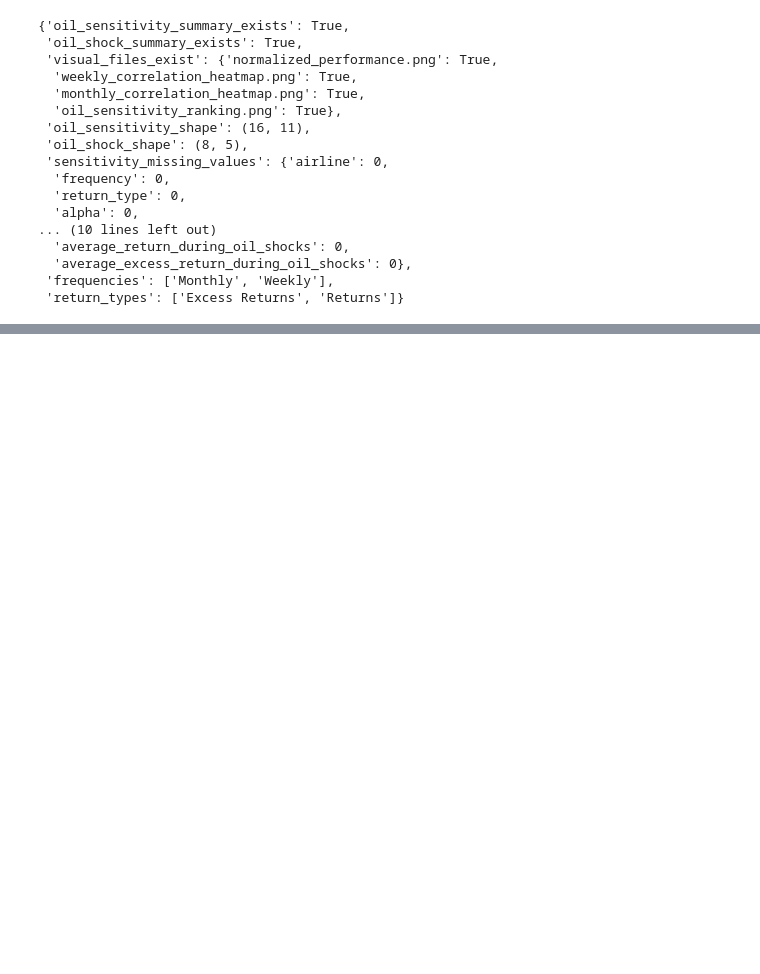
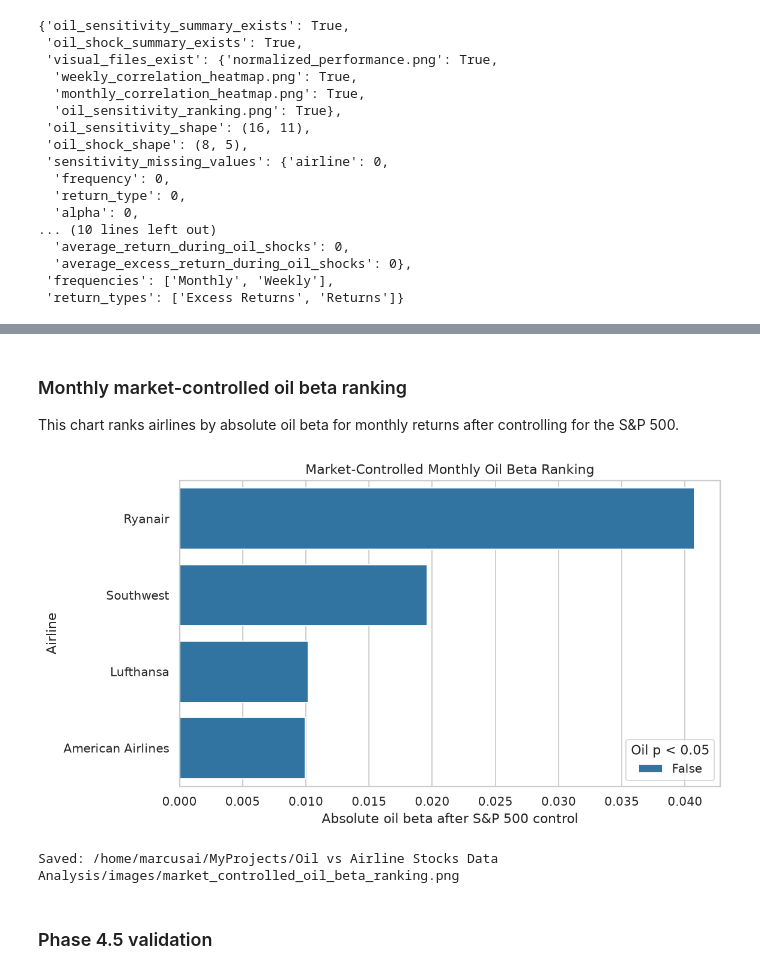
Before and after one commit to MarcusOvergaard/oil-airline-sensitivity, a Jupyter notebook: notebooks/03_analysis.ipynb, the cells around one changed output, grey strips where cells are left out. Saved outputs shown, nothing was run; the diff lists cells and outputs as text; code cells hidden in the pictures; blank space fills up the shorter version.

Commit message:
Add market-controlled oil sensitivity analysis

```diff
--- a/notebooks/03_analysis.ipynb
+++ b/notebooks/03_analysis.ipynb
@@ -458,0 +544,35 @@ validation_summary
+# %% [markdown]
+### Monthly market-controlled oil beta ranking
+
+This chart ranks airlines by absolute oil beta for monthly returns after controlling for the S&P 500.
+# %%
+monthly_market_controlled = oil_market_sensitivity_summary.loc[
+    oil_market_sensitivity_summary['frequency'] == 'Monthly'
+].copy()
+monthly_market_controlled['absolute_oil_beta'] = monthly_market_controlled['oil_beta'].abs()
+monthly_market_controlled = monthly_market_controlled.sort_values('absolute_oil_beta', ascending=False)
+
+fig, ax = plt.subplots(figsize=(9, 5))
+sns.barplot(
+    data=monthly_market_controlled,
+    x='absolute_oil_beta',
+    y='airline',
+    hue='oil_significant',
+    dodge=False,
+    palette={True: '#d62728', False: '#1f77b4'},
+    ax=ax,
+)
+ax.set_title('Market-Controlled Monthly Oil Beta Ranking')
+ax.set_xlabel('Absolute oil beta after S&P 500 control')
+ax.set_ylabel('Airline')
+ax.legend(title='Oil p < 0.05', loc='lower right')
+fig.tight_layout()
+fig.savefig(MARKET_CONTROLLED_OIL_BETA_RANKING_PATH, bbox_inches='tight')
+plt.show()
+
+print(f'Saved: {MARKET_CONTROLLED_OIL_BETA_RANKING_PATH}')
+# %% [output]
+[figure, added]
+Saved: /home/marcusai/MyProjects/Oil vs Airline Stocks Data Analysis/images/market_controlled_oil_beta_ranking.png
+# %% [markdown]
+### Phase 4.5 validation
```
Also changed, not shown: parts of 3 cells of this notebook, 3 other files.
